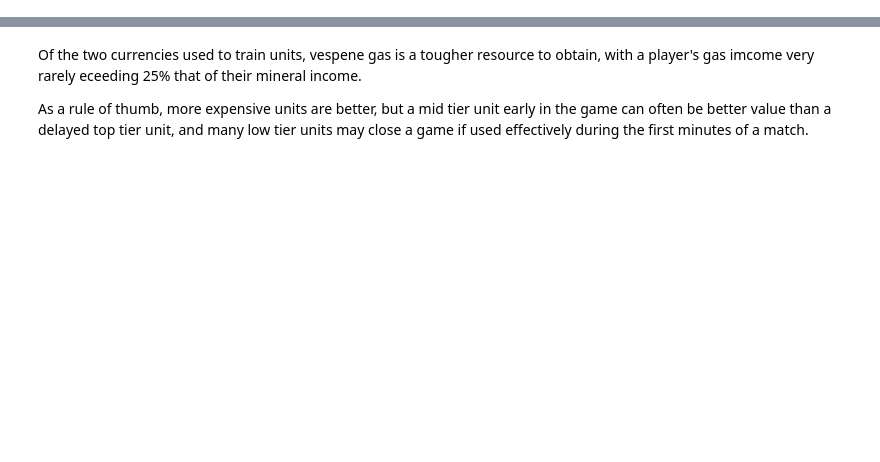
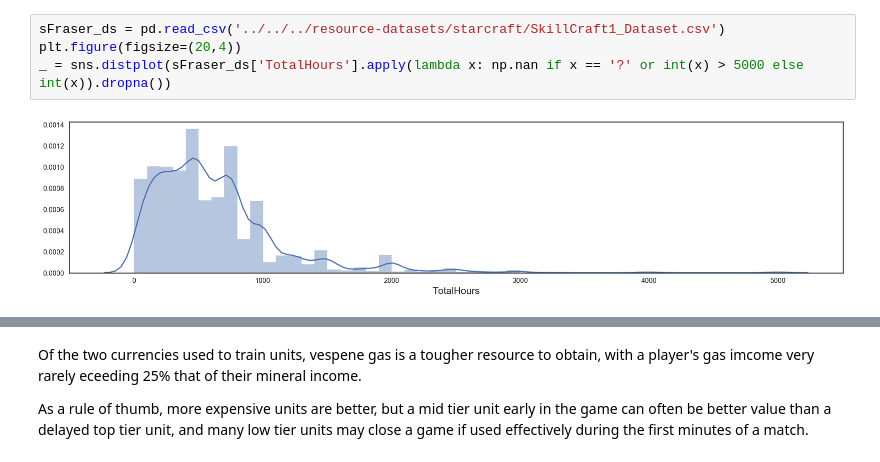
Before and after one commit to Rony-A/sc2-replay-analysis, a Jupyter notebook: mycchaka/capstone/Starcraft II.ipynb, the cells around one changed output, grey strips where cells are left out. Cells and saved outputs as stored; diff of their text form; blank space fills up the shorter version.

```diff
--- a/mycchaka/capstone/Starcraft II.ipynb
+++ b/mycchaka/capstone/Starcraft II.ipynb
@@ -98,0 +137,6 @@ If we concentrate for now on the units each race have at their disposal we may f
+# %%
+sFraser_ds = pd.read_csv('../../../resource-datasets/starcraft/SkillCraft1_Dataset.csv')
+plt.figure(figsize=(20,4))
+_ = sns.distplot(sFraser_ds['TotalHours'].apply(lambda x: np.nan if x == '?' or int(x) > 5000 else int(x)).dropna())
+# %% [output]
+[figure, added]
```
Also changed, not shown: parts of 58 cells of this notebook, 7 other files.
